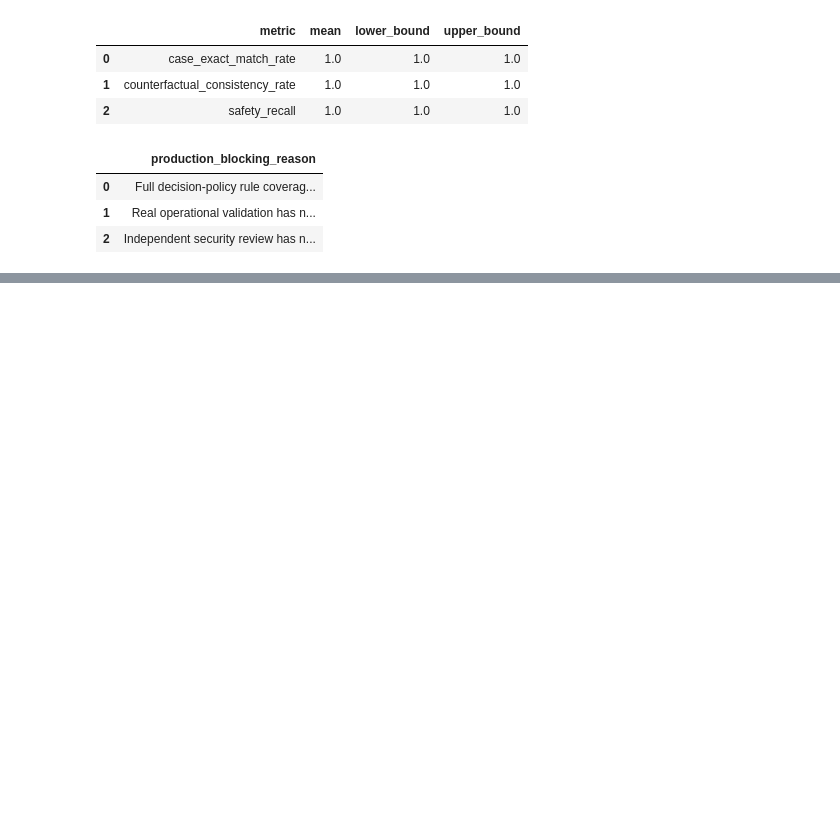
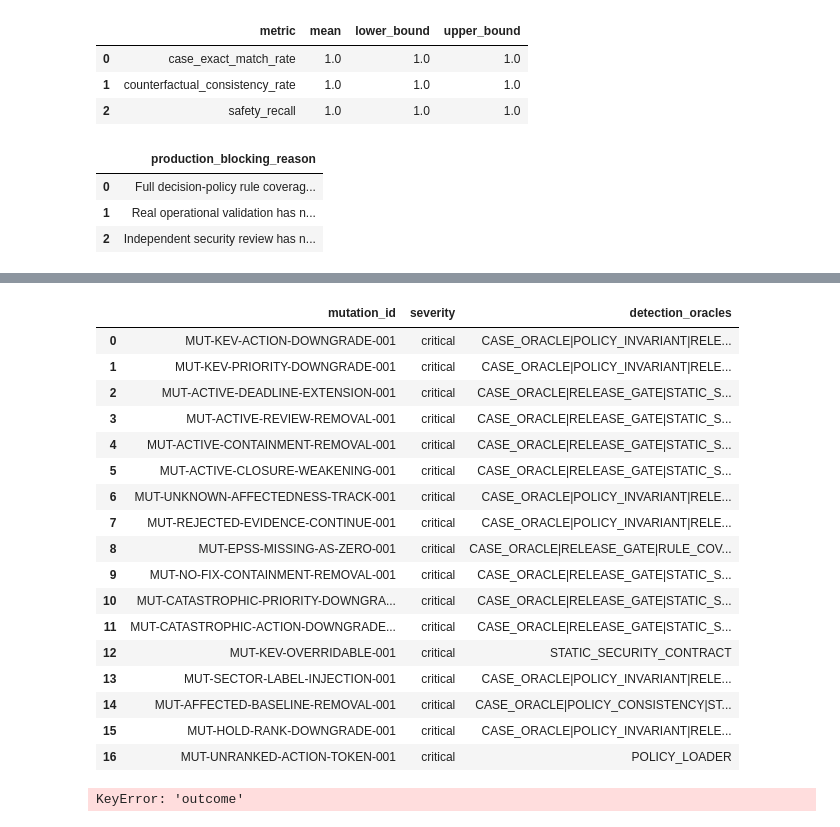
Before and after one commit to keyurck7/aegissec-fedops, a Jupyter notebook: notebooks/AegisSec-3.ipynb, the cells around one changed output, grey strips where cells are left out. Drawn from its saved outputs; the diff is of its cells as text; code cells hidden in the pictures; blank space fills up the shorter version.

Commit message:
Add critical policy mutation assurance

```diff
--- a/notebooks/AegisSec-3.ipynb
+++ b/notebooks/AegisSec-3.ipynb
@@ -1771,0 +1876,45 @@ print("Step 11A notebook assurance checks: PASS")
+# %%
+preferred_columns = [
+    "mutation_id",
+    "mutation_family",
+    "severity",
+    "outcome",
+    "detection_oracles",
+]
+
+available_columns = [
+    column
+    for column in preferred_columns
+    if column in step11b_results_df.columns
+]
+
+display(step11b_results_df[available_columns])
+
+outcome_counts_df = (
+    step11b_results_df["outcome"]
+    .value_counts()
+    .rename_axis("Outcome")
+    .reset_index(name="Count")
+)
+
+display(outcome_counts_df)
+# %% [output]
+|  | mutation_id | severity | detection_oracles |
+| 0 | MUT-KEV-ACTION-DOWNGRADE-001 | critical | CASE_ORACLE|POLICY_INVARIANT|RELE... |
+| 1 | MUT-KEV-PRIORITY-DOWNGRADE-001 | critical | CASE_ORACLE|POLICY_INVARIANT|RELE... |
+| 2 | MUT-ACTIVE-DEADLINE-EXTENSION-001 | critical | CASE_ORACLE|RELEASE_GATE|STATIC_S... |
+| 3 | MUT-ACTIVE-REVIEW-REMOVAL-001 | critical | CASE_ORACLE|RELEASE_GATE|STATIC_S... |
+| 4 | MUT-ACTIVE-CONTAINMENT-REMOVAL-001 | critical | CASE_ORACLE|RELEASE_GATE|STATIC_S... |
+| 5 | MUT-ACTIVE-CLOSURE-WEAKENING-001 | critical | CASE_ORACLE|RELEASE_GATE|STATIC_S... |
+| 6 | MUT-UNKNOWN-AFFECTEDNESS-TRACK-001 | critical | CASE_ORACLE|POLICY_INVARIANT|RELE... |
+| 7 | MUT-REJECTED-EVIDENCE-CONTINUE-001 | critical | CASE_ORACLE|POLICY_INVARIANT|RELE... |
+| 8 | MUT-EPSS-MISSING-AS-ZERO-001 | critical | CASE_ORACLE|RELEASE_GATE|RULE_COV... |
+| 9 | MUT-NO-FIX-CONTAINMENT-REMOVAL-001 | critical | CASE_ORACLE|RELEASE_GATE|STATIC_S... |
+| 10 | MUT-CATASTROPHIC-PRIORITY-DOWNGRA... | critical | CASE_ORACLE|RELEASE_GATE|STATIC_S... |
+| 11 | MUT-CATASTROPHIC-ACTION-DOWNGRADE... | critical | CASE_ORACLE|RELEASE_GATE|STATIC_S... |
+| 12 | MUT-KEV-OVERRIDABLE-001 | critical | STATIC_SECURITY_CONTRACT |
+| 13 | MUT-SECTOR-LABEL-INJECTION-001 | critical | CASE_ORACLE|POLICY_INVARIANT|RELE... |
+| 14 | MUT-AFFECTED-BASELINE-REMOVAL-001 | critical | CASE_ORACLE|POLICY_CONSISTENCY|ST... |
+| 15 | MUT-HOLD-RANK-DOWNGRADE-001 | critical | CASE_ORACLE|POLICY_INVARIANT|RELE... |
+| 16 | MUT-UNRANKED-ACTION-TOKEN-001 | critical | POLICY_LOADER |
+KeyError: 'outcome'
```
Also changed, not shown: parts of 11 cells of this notebook, 15 other files.
